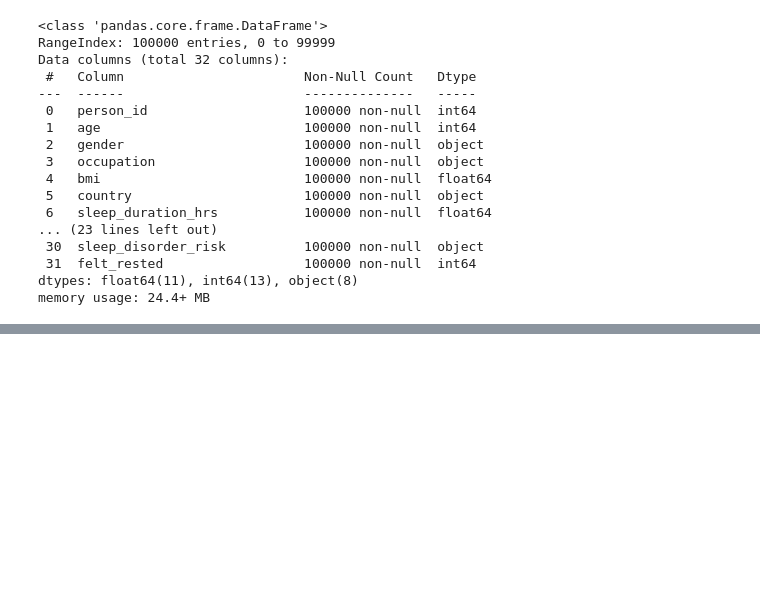
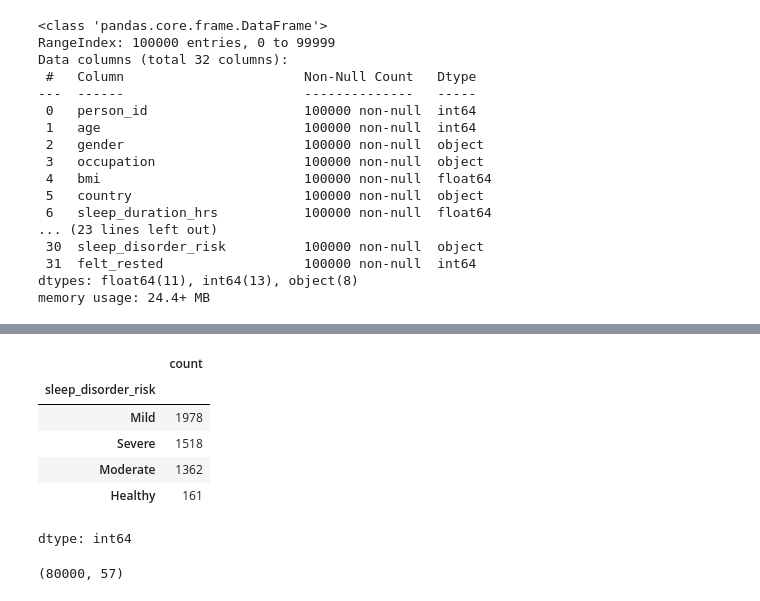
Before and after one commit to Samriddhacoderho/Sleep-Health-Daily-Performance, a Jupyter notebook: sleep_health_dataset.ipynb, the cells around one changed output, grey strips where cells are left out. Drawn from its saved outputs; the diff is of its cells as text; code cells hidden in the pictures; blank space fills up the shorter version.

```diff
--- a/sleep_health_dataset.ipynb
+++ b/sleep_health_dataset.ipynb
@@ -86,0 +128,10 @@ memory usage: 24.4+ MB
+# %%
+df[df.mental_health_condition=='Both'].sleep_disorder_risk.value_counts()
+# %% [output]
+|  | count |
+| sleep_disorder_risk |  |
+| Mild | 1978 |
+| Severe | 1518 |
+| Moderate | 1362 |
+| Healthy | 161 |
+dtype: int64
@@ -86,0 +156,4 @@ memory usage: 24.4+ MB
+# %%
+X_train.shape
+# %% [output]
+(80000, 57)
```
Also changed, not shown: parts of 7 cells of this notebook.
